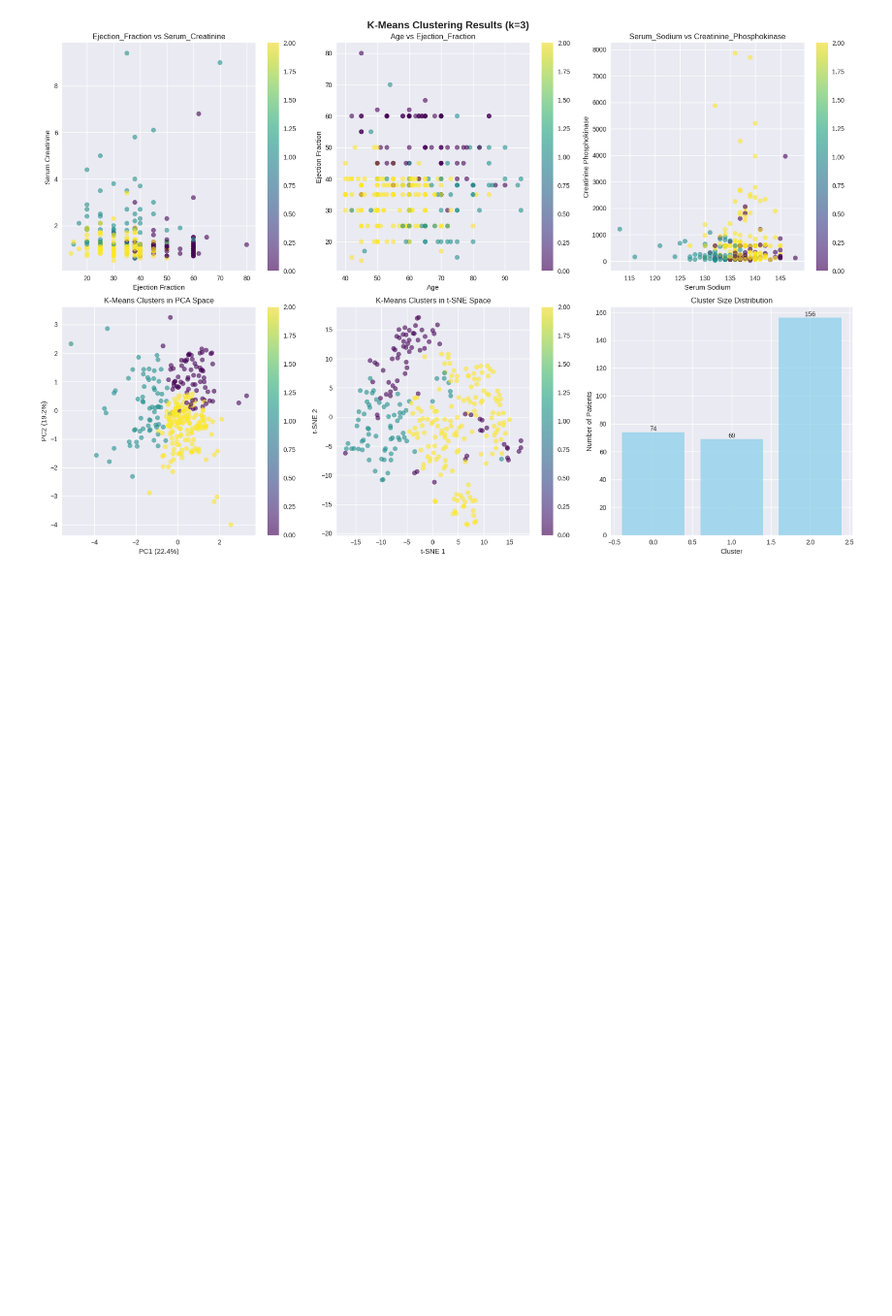
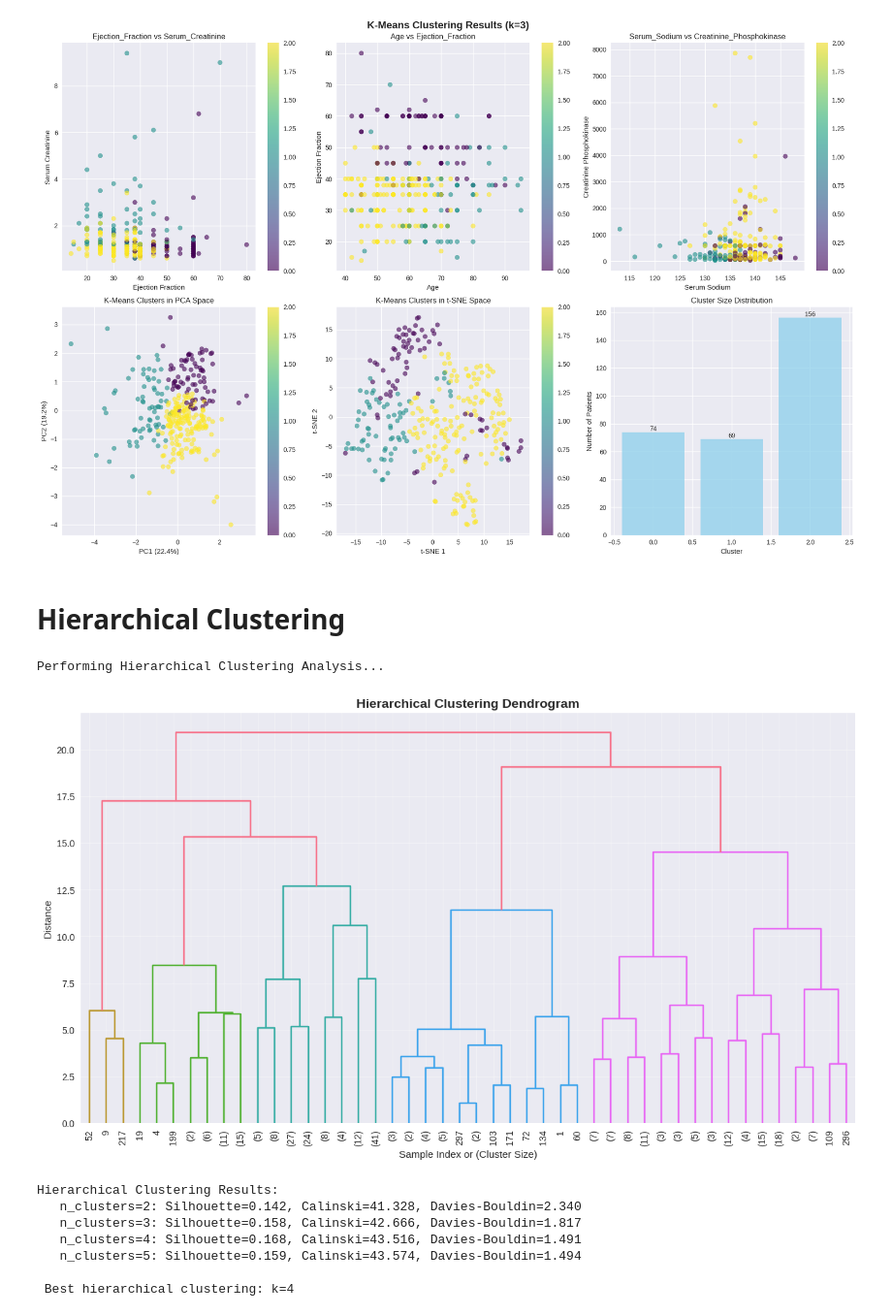
Before and after one commit to Hello-Kitty-1311/Heart-Failure-V1, a Jupyter notebook: code.ipynb, the cells around one changed output. Shown at 97% size. Saved outputs shown, nothing was run; the diff lists cells and outputs as text; code cells hidden in the pictures; blank space fills up the shorter version.

Commit message:
Hierarchical Clustering

```diff
--- a/code.ipynb
+++ b/code.ipynb
@@ -363,3 +363,52 @@ Silhouette Score: 0.165
 Calinski-Harabasz Score: 45.329
 Davies-Bouldin Score: 1.867
 [figure]
+# %% [markdown]
+# Hierarchical Clustering
+# %%
+print("Performing Hierarchical Clustering Analysis...")
+
+plt.figure(figsize=(15, 8))
+linkage_matrix = linkage(X_scaled, method='ward')
+dendrogram(linkage_matrix, truncate_mode='level', p=5,
+           leaf_rotation=90, leaf_font_size=10)
+plt.title('Hierarchical Clustering Dendrogram', fontsize=14, fontweight='bold')
+plt.xlabel('Sample Index or (Cluster Size)')
+plt.ylabel('Distance')
+plt.grid(True, alpha=0.3)
+plt.show()
+hc_results = {}
+for n_clusters in [2, 3, 4, 5]:
+    hc = AgglomerativeClustering(n_clusters=n_clusters, linkage='ward')
+    hc_labels = hc.fit_predict(X_scaled)
+
+    sil_score = silhouette_score(X_scaled, hc_labels)
+    cal_score = calinski_harabasz_score(X_scaled, hc_labels)
+    db_score = davies_bouldin_score(X_scaled, hc_labels)
+
+    hc_results[n_clusters] = {
+        'labels': hc_labels,
+        'silhouette': sil_score,
+        'calinski': cal_score,
+        'davies_bouldin': db_score
+    }
+
+print("Hierarchical Clustering Results:")
+for n_clusters, results in hc_results.items():
+    print(f"   n_clusters={n_clusters}: Silhouette={results['silhouette']:.3f}, "
+          f"Calinski={results['calinski']:.3f}, Davies-Bouldin={results['davies_bouldin']:.3f}")
+
+best_hc_k = max(hc_results.keys(), key=lambda k: hc_results[k]['silhouette'])
+best_hc_labels = hc_results[best_hc_k]['labels']
+
+print(f"\n Best hierarchical clustering: k={best_hc_k}")
+# %% [output]
+Performing Hierarchical Clustering Analysis...
+[figure, added]
+Hierarchical Clustering Results:
+   n_clusters=2: Silhouette=0.142, Calinski=41.328, Davies-Bouldin=2.340
+   n_clusters=3: Silhouette=0.158, Calinski=42.666, Davies-Bouldin=1.817
+   n_clusters=4: Silhouette=0.168, Calinski=43.516, Davies-Bouldin=1.491
+   n_clusters=5: Silhouette=0.159, Calinski=43.574, Davies-Bouldin=1.494
+
+ Best hierarchical clustering: k=4
```
